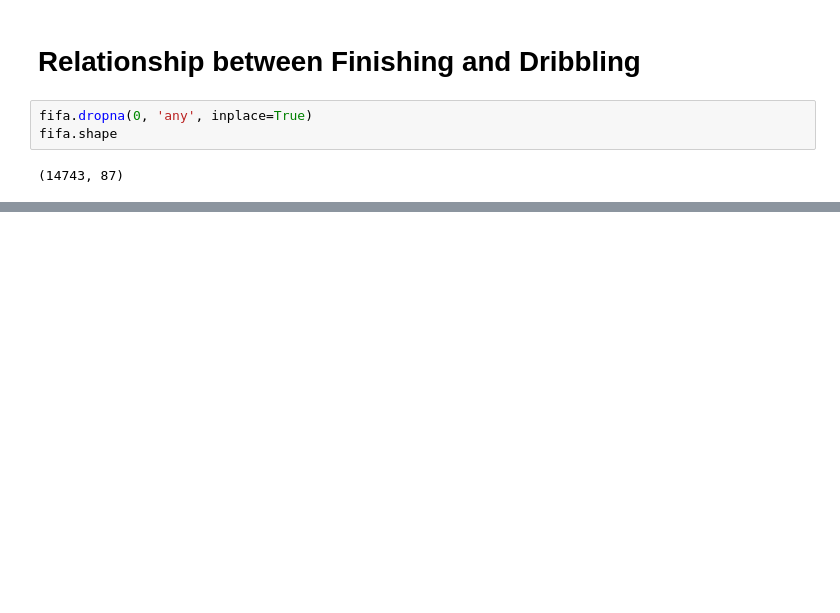
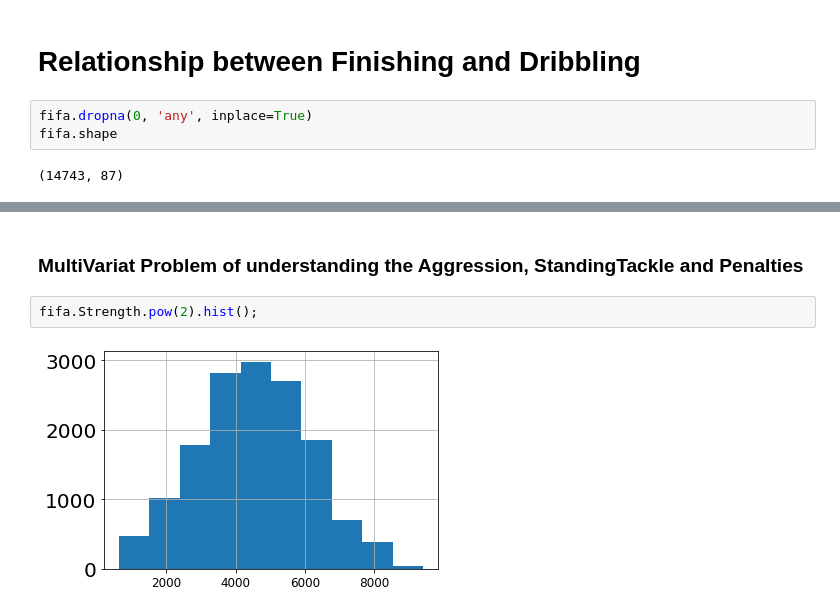
Before and after one commit to Amrmoslim/Machine-Learning, a Jupyter notebook: FIFA19.ipynb, the cells around one changed output, grey strips where cells are left out. Saved outputs shown, nothing was run; the diff lists cells and outputs as text; blank space fills up the shorter version.

```diff
--- a/FIFA19.ipynb
+++ b/FIFA19.ipynb
@@ -153,0 +175,6 @@ plt.show();
+# %% [markdown]
+### MultiVariat Problem of understanding the Aggression, StandingTackle and Penalties
+# %%
+fifa.Strength.pow(2).hist();
+# %% [output]
+[figure, added]
```
Also changed, not shown: parts of 12 cells of this notebook.
